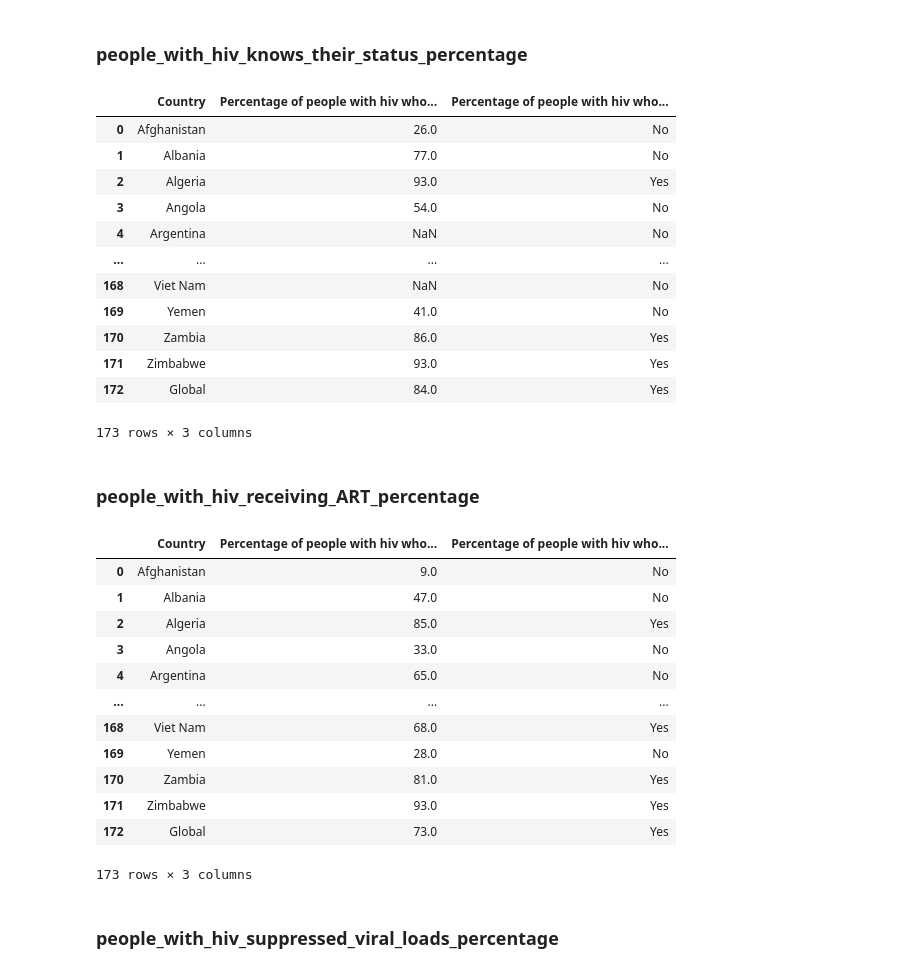
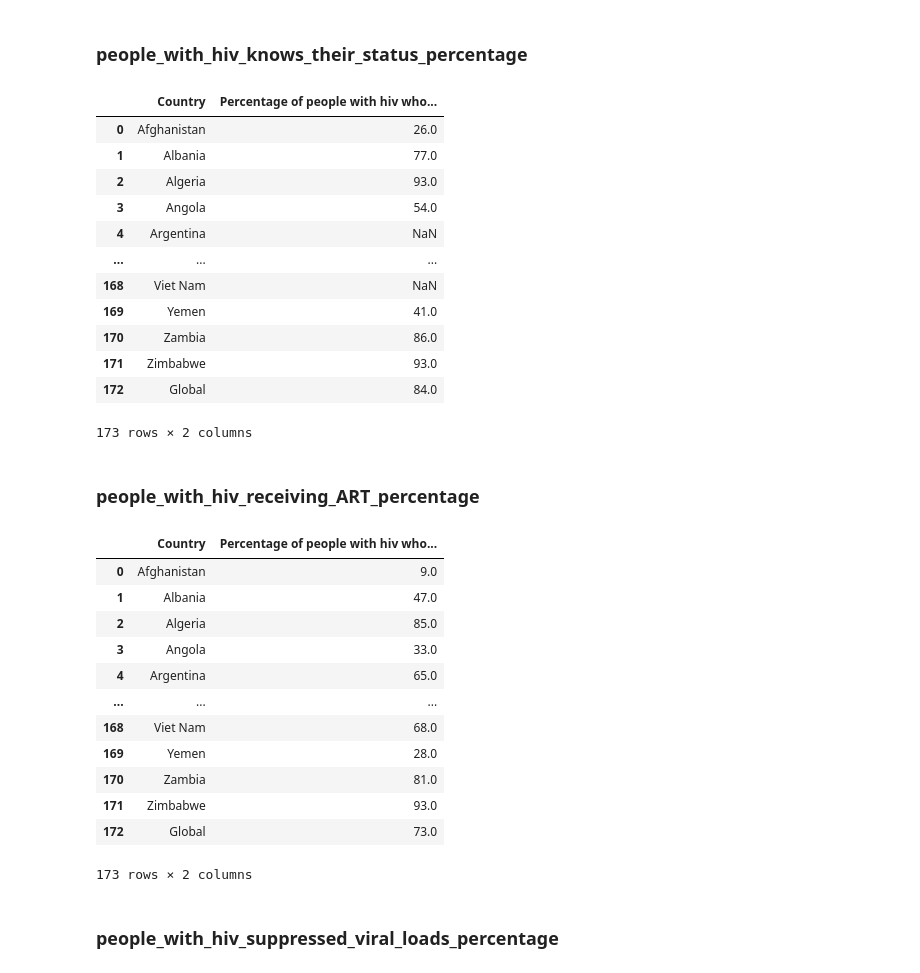
Before and after one commit to henriquelouz/unaids-dataset, a Jupyter notebook: main.ipynb, the cells around one changed output. Saved outputs shown, nothing was run; the diff lists cells and outputs as text; code cells hidden in the pictures.

```diff
--- a/main.ipynb
+++ b/main.ipynb
@@ -402,24 +439,23 @@ new_hiv_infections_per1000
 # %%
 people_with_hiv_knows_their_status_percentage = pd.read_csv('people-with-hiv-knows-their-status-percentage.csv', sep=',', skipinitialspace=True)
 people_with_hiv_knows_their_status_percentage = people_with_hiv_knows_their_status_percentage[['Country', '2020']]
 people_with_hiv_knows_their_status_percentage = clean_numeric_values(people_with_hiv_knows_their_status_percentage, '2020')
 people_with_hiv_knows_their_status_percentage.rename(columns={'2020': 'Percentage of people with hiv who knows their status'}, inplace=True)
-booleanize_higher_than_median_values(people_with_hiv_knows_their_status_percentage, 'Percentage of people with hiv who knows their status')
 people_with_hiv_knows_their_status_percentage
 # %% [output]
-|  | Country | Percentage of people with hiv who... | Percentage of people with hiv who... |
-| 0 | Afghanistan | 26.0 | No |
-| 1 | Albania | 77.0 | No |
-| 2 | Algeria | 93.0 | Yes |
-| 3 | Angola | 54.0 | No |
-| 4 | Argentina | NaN | No |
-| ... | ... | ... | ... |
-| 168 | Viet Nam | NaN | No |
-| 169 | Yemen | 41.0 | No |
-| 170 | Zambia | 86.0 | Yes |
-| 171 | Zimbabwe | 93.0 | Yes |
-| 172 | Global | 84.0 | Yes |
+|  | Country | Percentage of people with hiv who... |
+| 0 | Afghanistan | 26.0 |
+| 1 | Albania | 77.0 |
+| 2 | Algeria | 93.0 |
+| 3 | Angola | 54.0 |
+| 4 | Argentina | NaN |
+| ... | ... | ... |
+| 168 | Viet Nam | NaN |
+| 169 | Yemen | 41.0 |
+| 170 | Zambia | 86.0 |
+| 171 | Zimbabwe | 93.0 |
+| 172 | Global | 84.0 |
-173 rows × 3 columns
+173 rows × 2 columns
 # %% [markdown]
 ### people_with_hiv_receiving_ART_percentage
 # %%
@@ -427,22 +463,21 @@ people_with_hiv_receiving_ART_percentage = pd.read_csv('people-with-hiv-receivin
 people_with_hiv_receiving_ART_percentage = people_with_hiv_receiving_ART_percentage[['Country', '2020']]
 people_with_hiv_receiving_ART_percentage = clean_numeric_values(people_with_hiv_receiving_ART_percentage, '2020')
 people_with_hiv_receiving_ART_percentage.rename(columns={'2020': 'Percentage of people with hiv who are receiving ART percentage'}, inplace=True)
-booleanize_higher_than_median_values(people_with_hiv_receiving_ART_percentage, 'Percentage of people with hiv who are receiving ART percentage')
 people_with_hiv_receiving_ART_percentage
 # %% [output]
-|  | Country | Percentage of people with hiv who... | Percentage of people with hiv who... |
-| 0 | Afghanistan | 9.0 | No |
-| 1 | Albania | 47.0 | No |
-| 2 | Algeria | 85.0 | Yes |
-| 3 | Angola | 33.0 | No |
-| 4 | Argentina | 65.0 | No |
-| ... | ... | ... | ... |
-| 168 | Viet Nam | 68.0 | Yes |
-| 169 | Yemen | 28.0 | No |
-| 170 | Zambia | 81.0 | Yes |
-| 171 | Zimbabwe | 93.0 | Yes |
-| 172 | Global | 73.0 | Yes |
+|  | Country | Percentage of people with hiv who... |
+| 0 | Afghanistan | 9.0 |
+| 1 | Albania | 47.0 |
+| 2 | Algeria | 85.0 |
+| 3 | Angola | 33.0 |
+| 4 | Argentina | 65.0 |
+| ... | ... | ... |
+| 168 | Viet Nam | 68.0 |
+| 169 | Yemen | 28.0 |
+| 170 | Zambia | 81.0 |
+| 171 | Zimbabwe | 93.0 |
+| 172 | Global | 73.0 |
-173 rows × 3 columns
+173 rows × 2 columns
 # %% [markdown]
 ### people_with_hiv_suppressed_viral_loads_percentage
 # %%
```
Also changed, not shown: parts of 25 cells of this notebook, 1 other file.
